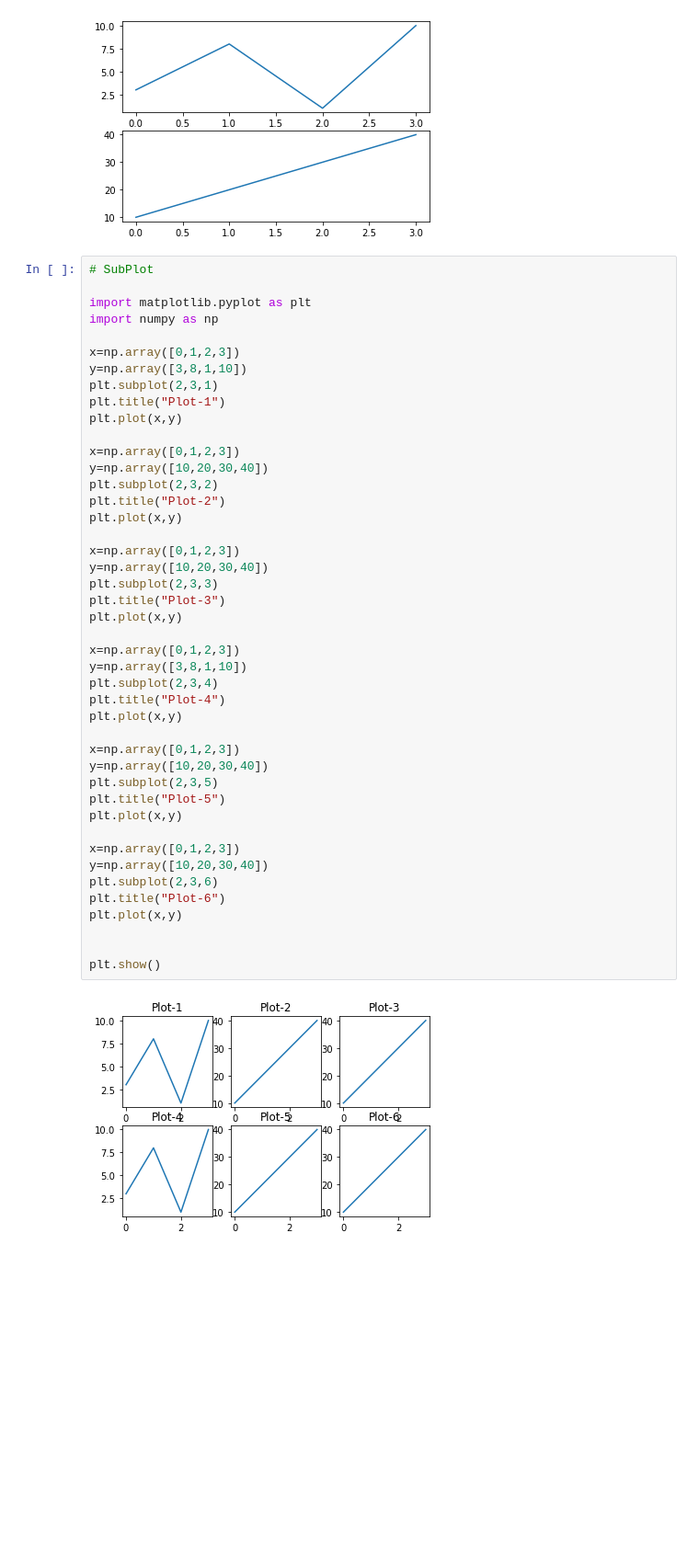
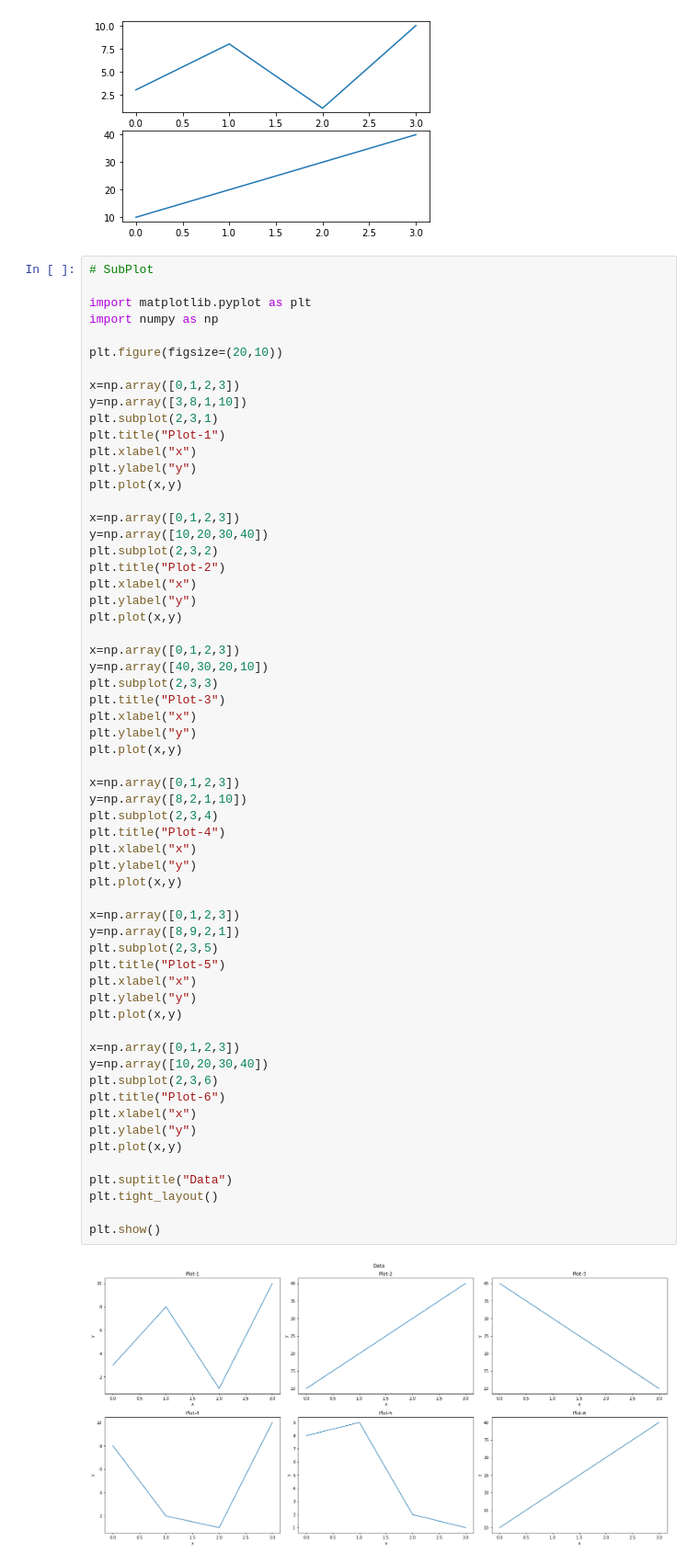
Before and after one commit to DivyModi07/Python, a Jupyter notebook: Unit-10 Matplotlib Theory.ipynb, the cells around one changed output. Shown: that part at 92% size. Cells and saved outputs as stored; diff of their text form; blank space fills up the shorter version.

```diff
--- a/Unit-10 Matplotlib Theory.ipynb
+++ b/Unit-10 Matplotlib Theory.ipynb
@@ -77,43 +107,59 @@ plt.show()
 import matplotlib.pyplot as plt
 import numpy as np
 
+plt.figure(figsize=(20,10))
+
 x=np.array([0,1,2,3])
 y=np.array([3,8,1,10])
 plt.subplot(2,3,1)
 plt.title("Plot-1")
+plt.xlabel("x")
+plt.ylabel("y")
 plt.plot(x,y)
 
 x=np.array([0,1,2,3])
 y=np.array([10,20,30,40])
 plt.subplot(2,3,2)
 plt.title("Plot-2")
+plt.xlabel("x")
+plt.ylabel("y")
 plt.plot(x,y)
 
 x=np.array([0,1,2,3])
-y=np.array([10,20,30,40])
+y=np.array([40,30,20,10])
 plt.subplot(2,3,3)
 plt.title("Plot-3")
+plt.xlabel("x")
+plt.ylabel("y")
 plt.plot(x,y)
 
 x=np.array([0,1,2,3])
-y=np.array([3,8,1,10])
+y=np.array([8,2,1,10])
 plt.subplot(2,3,4)
 plt.title("Plot-4")
+plt.xlabel("x")
+plt.ylabel("y")
 plt.plot(x,y)
 
 x=np.array([0,1,2,3])
-y=np.array([10,20,30,40])
+y=np.array([8,9,2,1])
 plt.subplot(2,3,5)
 plt.title("Plot-5")
+plt.xlabel("x")
+plt.ylabel("y")
 plt.plot(x,y)
 
 x=np.array([0,1,2,3])
 y=np.array([10,20,30,40])
 plt.subplot(2,3,6)
 plt.title("Plot-6")
+plt.xlabel("x")
+plt.ylabel("y")
 plt.plot(x,y)
 
+plt.suptitle("Data")
+plt.tight_layout()
 
 plt.show()
 # %% [output]
-[figure, old version]
+[figure, new version]
```
Also changed, not shown: parts of 17 cells of this notebook.
